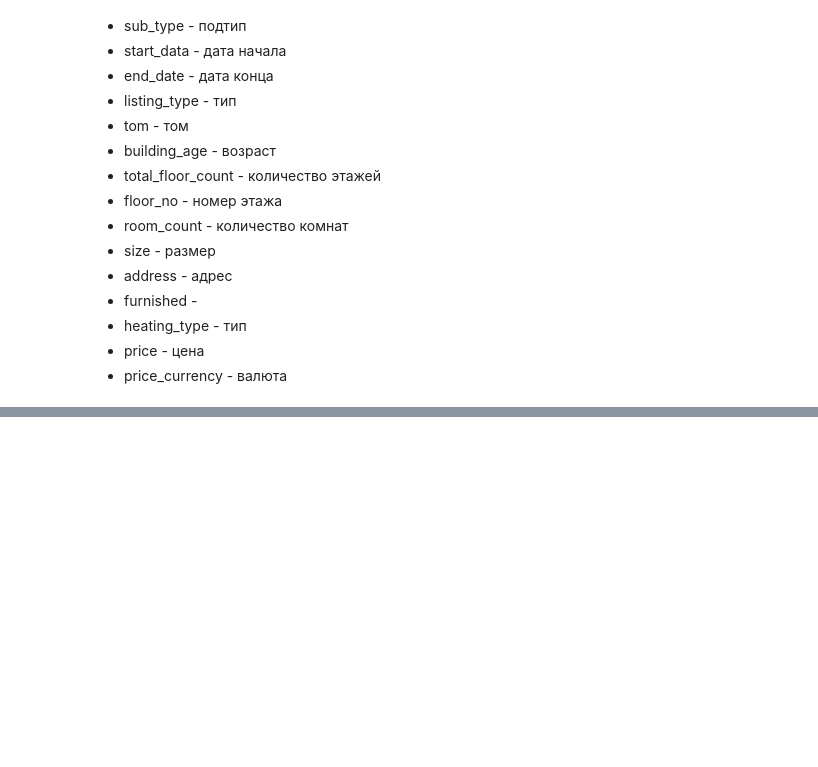
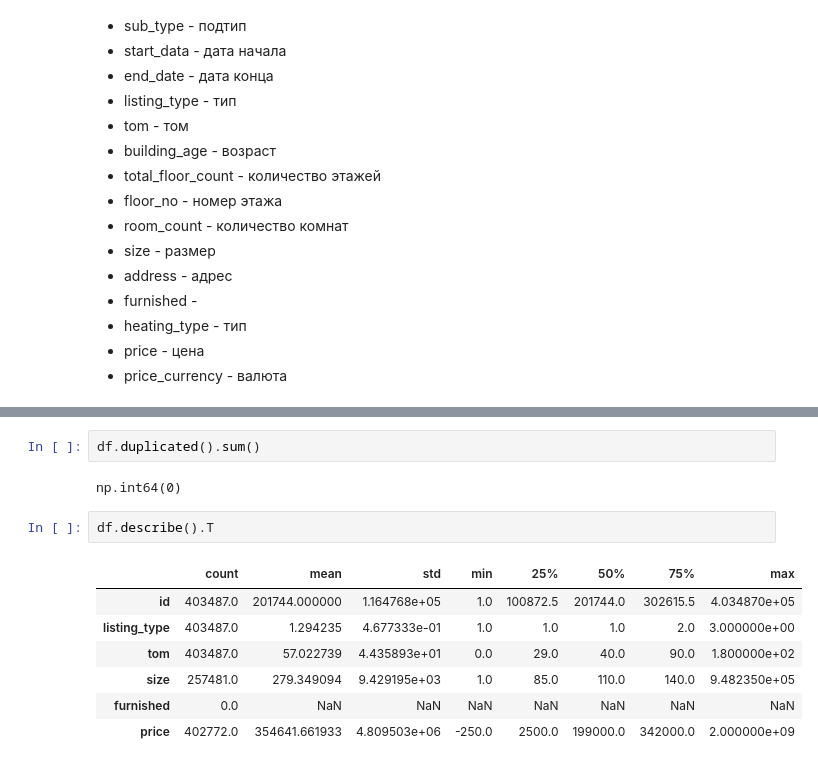
Before and after one commit to ProbablyNotBestUsername/mlabg, a Jupyter notebook: course4/zingat/zingat.ipynb, the cells around one changed output, grey strips where cells are left out. Drawn from its saved outputs; the diff is of its cells as text; blank space fills up the shorter version.

```diff
--- a/course4/zingat/zingat.ipynb
+++ b/course4/zingat/zingat.ipynb
@@ -61,0 +99,14 @@ df['sub_type'] = df['sub_type'].map({'Daire': 0, 'Villa': 1, 'Müstakil Ev': 2,
+# %%
+df.duplicated().sum()
+# %% [output]
+np.int64(0)
+# %%
+df.describe().T
+# %% [output]
+|  | count | mean | std | min | 25% | 50% | 75% | max |
+| id | 403487.0 | 201744.000000 | 1.164768e+05 | 1.0 | 100872.5 | 201744.0 | 302615.5 | 4.034870e+05 |
+| listing_type | 403487.0 | 1.294235 | 4.677333e-01 | 1.0 | 1.0 | 1.0 | 2.0 | 3.000000e+00 |
+| tom | 403487.0 | 57.022739 | 4.435893e+01 | 0.0 | 29.0 | 40.0 | 90.0 | 1.800000e+02 |
+| size | 257481.0 | 279.349094 | 9.429195e+03 | 1.0 | 85.0 | 110.0 | 140.0 | 9.482350e+05 |
+| furnished | 0.0 | NaN | NaN | NaN | NaN | NaN | NaN | NaN |
+| price | 402772.0 | 354641.661933 | 4.809503e+06 | -250.0 | 2500.0 | 199000.0 | 342000.0 | 2.000000e+09 |
```
Also changed, not shown: parts of 20 cells of this notebook, 3 other files.
